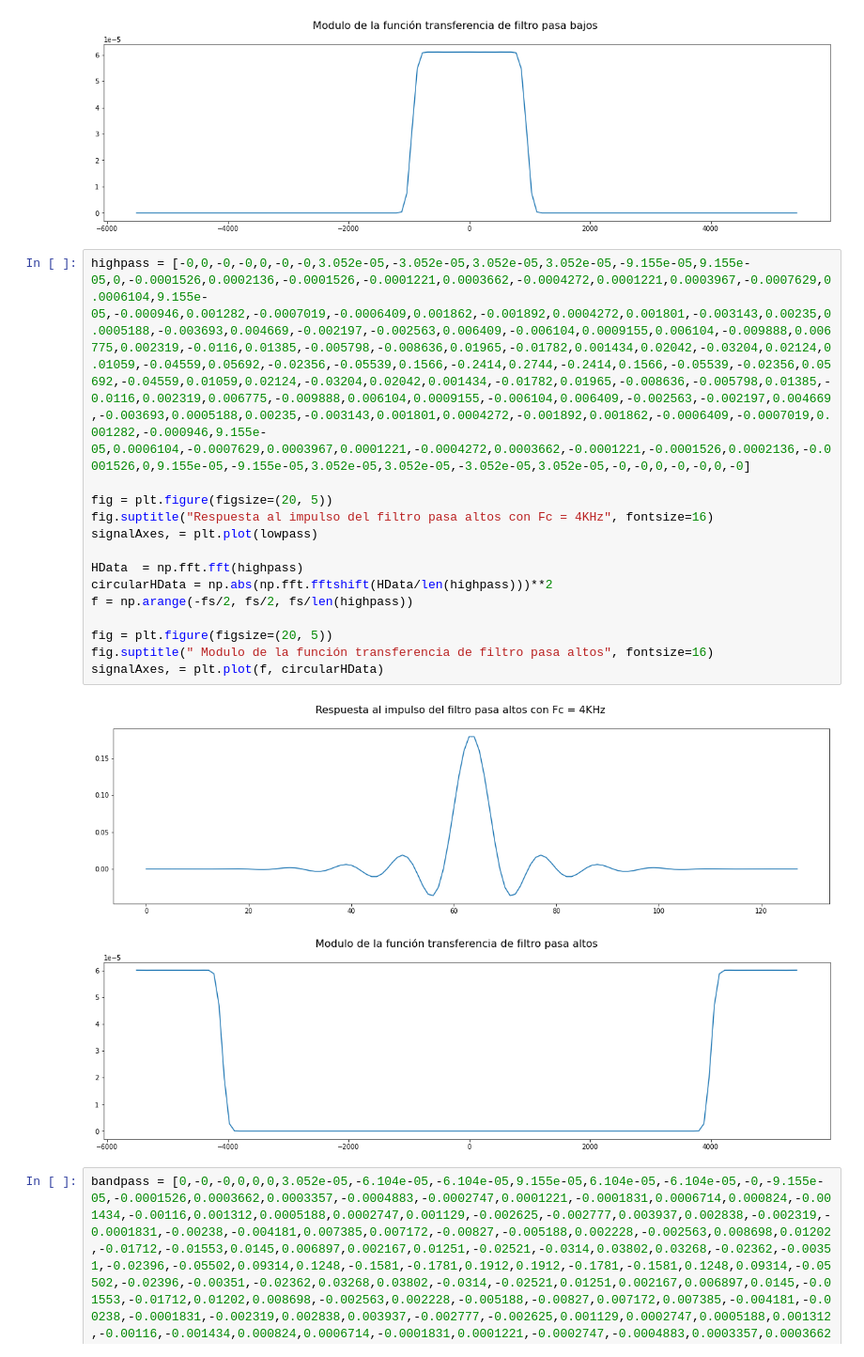
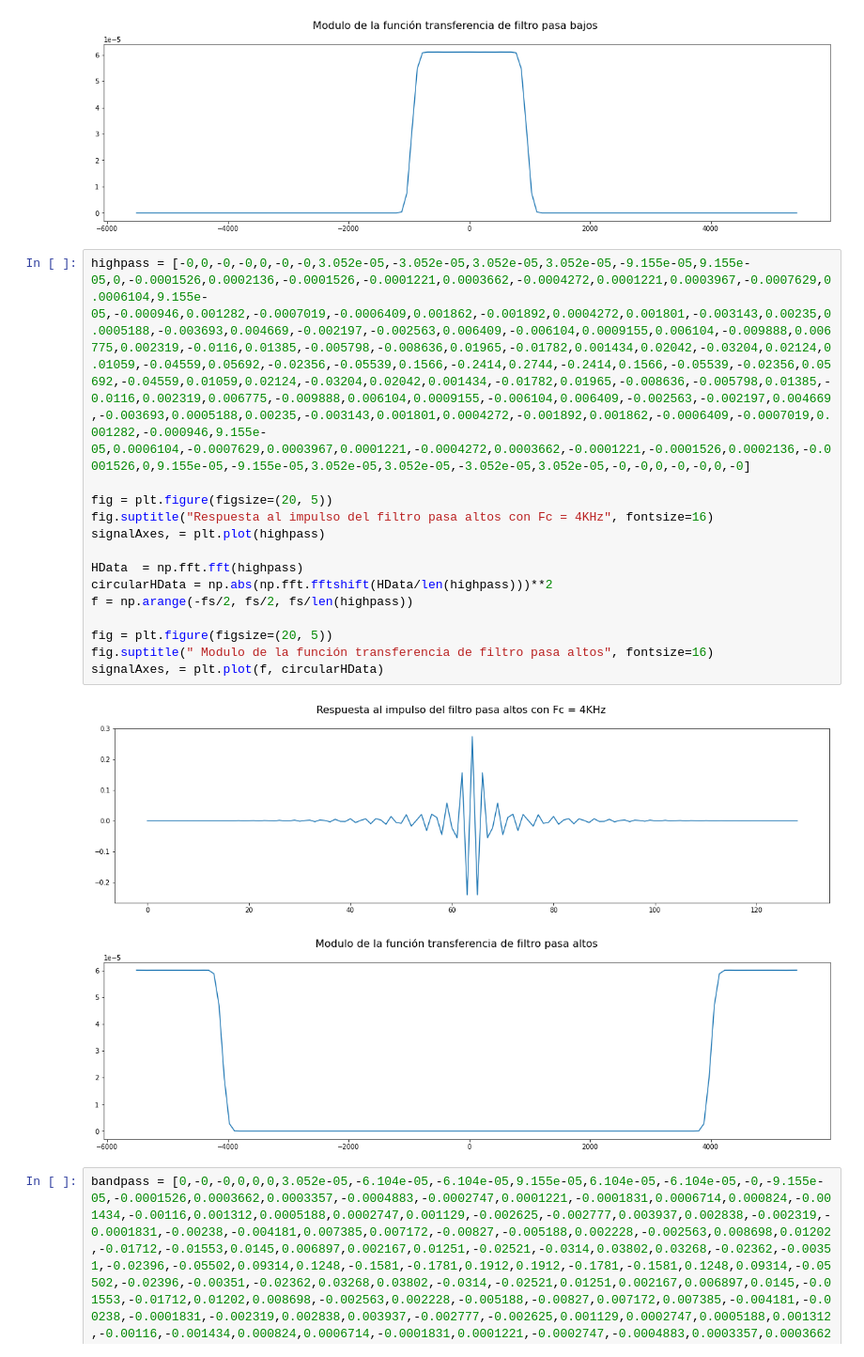
Before and after one commit to davidbro-in/pds-fir-pipeline, a Jupyter notebook: notebooks/fir.ipynb, the cells around one changed output. Shown at 94% size. Drawn from its saved outputs; the diff is of its cells as text.

```diff
--- a/notebooks/fir.ipynb
+++ b/notebooks/fir.ipynb
@@ -37,19 +39,19 @@ signalAxes, = plt.plot(f, circularHData)
 # %%
 highpass = [-0,0,-0,-0,0,-0,-0,3.052e-05,-3.052e-05,3.052e-05,3.052e-05,-9.155e-05,9.155e-05,0,-0.0001526,0.0002136,-0.0001526,-0.0001221,0.0003662,-0.0004272,0.0001221,0.0003967,-0.0007629,0.0006104,9.155e-05,-0.000946,0.001282,-0.0007019,-0.0006409,0.001862,-0.001892,0.0004272,0.001801,-0.003143,0.00235,0.0005188,-0.003693,0.004669,-0.002197,-0.002563,0.006409,-0.006104,0.0009155,0.006104,-0.009888,0.006775,0.002319,-0.0116,0.01385,-0.005798,-0.008636,0.01965,-0.01782,0.001434,0.02042,-0.03204,0.02124,0.01059,-0.04559,0.05692,-0.02356,-0.05539,0.1566,-0.2414,0.2744,-0.2414,0.1566,-0.05539,-0.02356,0.05692,-0.04559,0.01059,0.02124,-0.03204,0.02042,0.001434,-0.01782,0.01965,-0.008636,-0.005798,0.01385,-0.0116,0.002319,0.006775,-0.009888,0.006104,0.0009155,-0.006104,0.006409,-0.002563,-0.002197,0.004669,-0.003693,0.0005188,0.00235,-0.003143,0.001801,0.0004272,-0.001892,0.001862,-0.0006409,-0.0007019,0.001282,-0.000946,9.155e-05,0.0006104,-0.0007629,0.0003967,0.0001221,-0.0004272,0.0003662,-0.0001221,-0.0001526,0.0002136,-0.0001526,0,9.155e-05,-9.155e-05,3.052e-05,3.052e-05,-3.052e-05,3.052e-05,-0,-0,0,-0,-0,0,-0]
 
 fig = plt.figure(figsize=(20, 5))
 fig.suptitle("Respuesta al impulso del filtro pasa altos con Fc = 4KHz", fontsize=16)
-signalAxes, = plt.plot(lowpass)
+signalAxes, = plt.plot(highpass)
 
 HData  = np.fft.fft(highpass)
 circularHData = np.abs(np.fft.fftshift(HData/len(highpass)))**2
 f = np.arange(-fs/2, fs/2, fs/len(highpass))
 
 fig = plt.figure(figsize=(20, 5))
 fig.suptitle(" Modulo de la función transferencia de filtro pasa altos", fontsize=16)
 signalAxes, = plt.plot(f, circularHData)
 # %% [output]
-[figure, old version]
+[figure, new version]
 [figure]
 # %%
 bandpass = [0,-0,-0,0,0,0,3.052e-05,-6.104e-05,-6.104e-05,9.155e-05,6.104e-05,-6.104e-05,-0,-9.155e-05,-0.0001526,0.0003662,0.0003357,-0.0004883,-0.0002747,0.0001221,-0.0001831,0.0006714,0.000824,-0.001434,-0.00116,0.001312,0.0005188,0.0002747,0.001129,-0.002625,-0.002777,0.003937,0.002838,-0.002319,-0.0001831,-0.00238,-0.004181,0.007385,0.007172,-0.00827,-0.005188,0.002228,-0.002563,0.008698,0.01202,-0.01712,-0.01553,0.0145,0.006897,0.002167,0.01251,-0.02521,-0.0314,0.03802,0.03268,-0.02362,-0.00351,-0.02396,-0.05502,0.09314,0.1248,-0.1581,-0.1781,0.1912,0.1912,-0.1781,-0.1581,0.1248,0.09314,-0.05502,-0.02396,-0.00351,-0.02362,0.03268,0.03802,-0.0314,-0.02521,0.01251,0.002167,0.006897,0.0145,-0.01553,-0.01712,0.01202,0.008698,-0.002563,0.002228,-0.005188,-0.00827,0.007172,0.007385,-0.004181,-0.00238,-0.0001831,-0.002319,0.002838,0.003937,-0.002777,-0.002625,0.001129,0.0002747,0.0005188,0.001312,-0.00116,-0.001434,0.000824,0.0006714,-0.0001831,0.0001221,-0.0002747,-0.0004883,0.0003357,0.0003662,-0.0001526,-9.155e-05,-0,-6.104e-05,6.104e-05,9.155e-05,-6.104e-05,-6.104e-05,3.052e-05,0,0,0,-0,-0,0]
```
Also changed, not shown: parts of 5 cells of this notebook.
